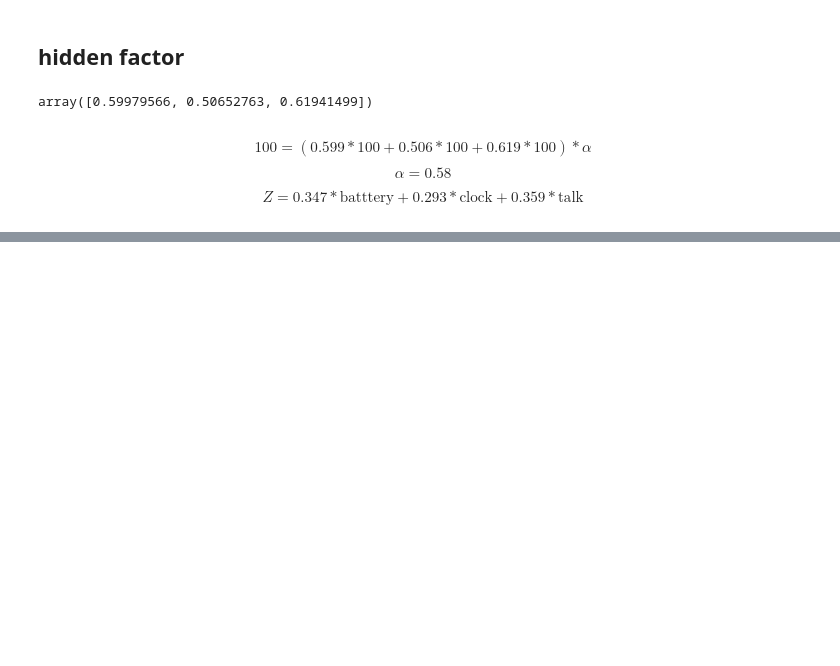
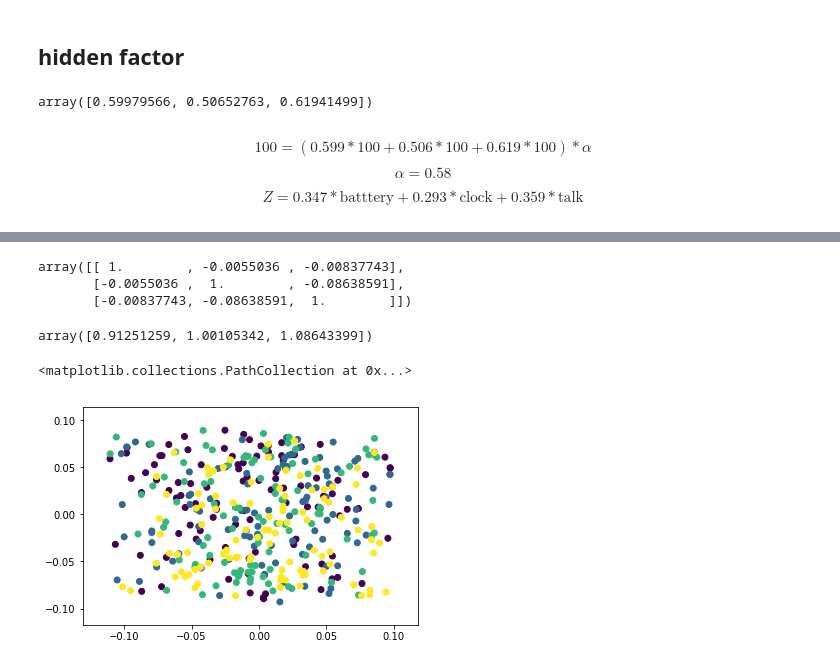
Before and after one commit to apugachev/mobile-price-classification, a Jupyter notebook: HW 4 (PCA).ipynb, the cells around one changed output, grey strips where cells are left out. Saved outputs shown, nothing was run; the diff lists cells and outputs as text; code cells hidden in the pictures; blank space fills up the shorter version.

```diff
--- a/HW 4 (PCA).ipynb
+++ b/HW 4 (PCA).ipynb
@@ -85,0 +184,5 @@ $$ Z = 0.347 * \text{batttery} + 0.293 * \text{clock} + 0.359 * \text{talk}$$
+# %%
+means = df_sub.mean()
+std = df_sub.std()
+df_z_scor = (df_sub - means) / std
+df_z_scor.head()
@@ -85,0 +196,20 @@ $$ Z = 0.347 * \text{batttery} + 0.293 * \text{clock} + 0.359 * \text{talk}$$
+# %%
+cov = np.array(df_z_scor.cov())
+cov
+# %% [output]
+array([[ 1.        , -0.0055036 , -0.00837743],
+       [-0.0055036 ,  1.        , -0.08638591],
+       [-0.00837743, -0.08638591,  1.        ]])
+# %%
+eigvals, eigvecs = np.linalg.eig(cov)
+eigvals
+# %% [output]
+array([0.91251259, 1.00105342, 1.08643399])
+# %%
+pc1 = (np.array(df_z_scor) @ eigvecs[:,2].reshape(-1,1)) / np.sqrt(len(df_z_scor) * eigvals[2])
+pc2 = (np.array(df_z_scor) @ eigvecs[:,1].reshape(-1,1)) / np.sqrt(len(df_z_scor) * eigvals[1])
+# %%
+plt.scatter(pc1[:,0], pc2[:,0], c=df['price_range'])
+# %% [output]
+<matplotlib.collections.PathCollection at 0x...>
+[figure, added]
```
Also changed, not shown: parts of 22 cells of this notebook.
